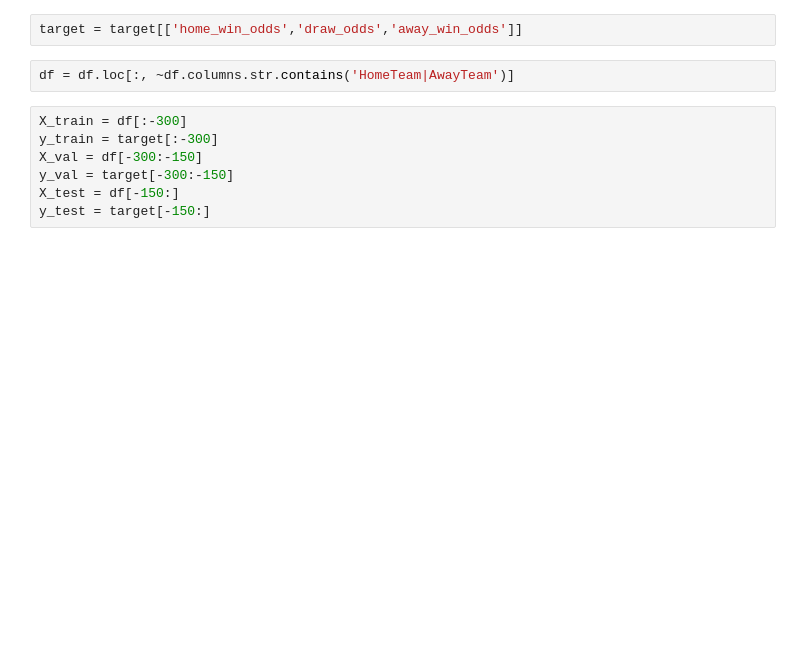
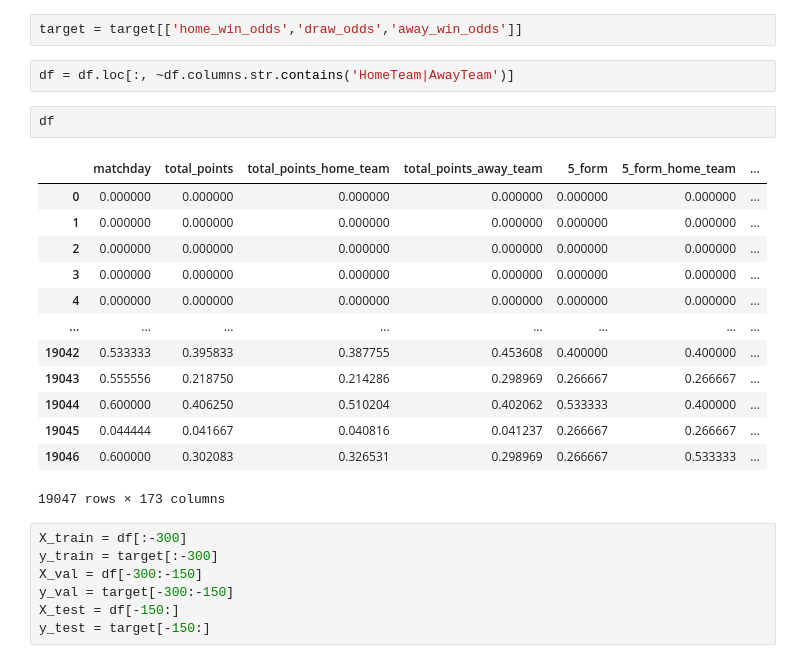
Before and after one commit to mcparaca/Football-betting-model, a Jupyter notebook: Football_predictions_bets_model/Modelling_whole_data_betting_probs.ipynb, the cells around one changed output. Drawn from its saved outputs; the diff is of its cells as text; blank space fills up the shorter version.

```diff
--- a/Football_predictions_bets_model/Modelling_whole_data_betting_probs.ipynb
+++ b/Football_predictions_bets_model/Modelling_whole_data_betting_probs.ipynb
@@ -13,6 +13,22 @@ target = pd.read_csv('targets.csv')
 target = target[['home_win_odds','draw_odds','away_win_odds']]
 # %%
 df = df.loc[:, ~df.columns.str.contains('HomeTeam|AwayTeam')]
+# %%
+df
+# %% [output]
+|  | matchday | total_points | total_points_home_team | total_points_away_team | 5_form | 5_form_home_team | ... |
+| 0 | 0.000000 | 0.000000 | 0.000000 | 0.000000 | 0.000000 | 0.000000 | ... |
+| 1 | 0.000000 | 0.000000 | 0.000000 | 0.000000 | 0.000000 | 0.000000 | ... |
+| 2 | 0.000000 | 0.000000 | 0.000000 | 0.000000 | 0.000000 | 0.000000 | ... |
+| 3 | 0.000000 | 0.000000 | 0.000000 | 0.000000 | 0.000000 | 0.000000 | ... |
+| 4 | 0.000000 | 0.000000 | 0.000000 | 0.000000 | 0.000000 | 0.000000 | ... |
+| ... | ... | ... | ... | ... | ... | ... | ... |
+| 19042 | 0.533333 | 0.395833 | 0.387755 | 0.453608 | 0.400000 | 0.400000 | ... |
+| 19043 | 0.555556 | 0.218750 | 0.214286 | 0.298969 | 0.266667 | 0.266667 | ... |
+| 19044 | 0.600000 | 0.406250 | 0.510204 | 0.402062 | 0.533333 | 0.400000 | ... |
+| 19045 | 0.044444 | 0.041667 | 0.040816 | 0.041237 | 0.266667 | 0.266667 | ... |
+| 19046 | 0.600000 | 0.302083 | 0.326531 | 0.298969 | 0.266667 | 0.533333 | ... |
+19047 rows × 173 columns
 # %%
 X_train = df[:-300]
 y_train = target[:-300]
```
Also changed, not shown: parts of 10 cells of this notebook, 3 other files.
